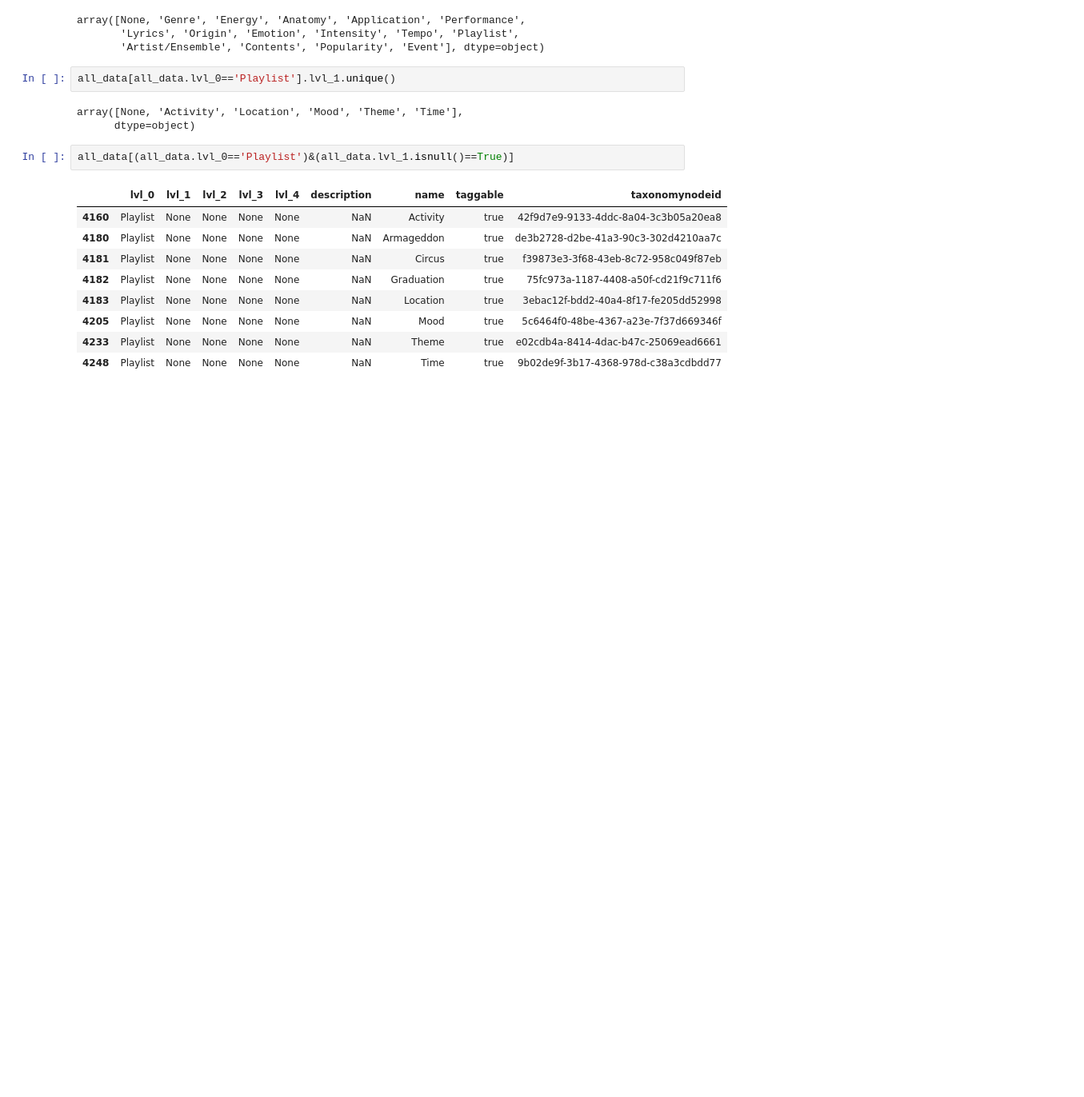
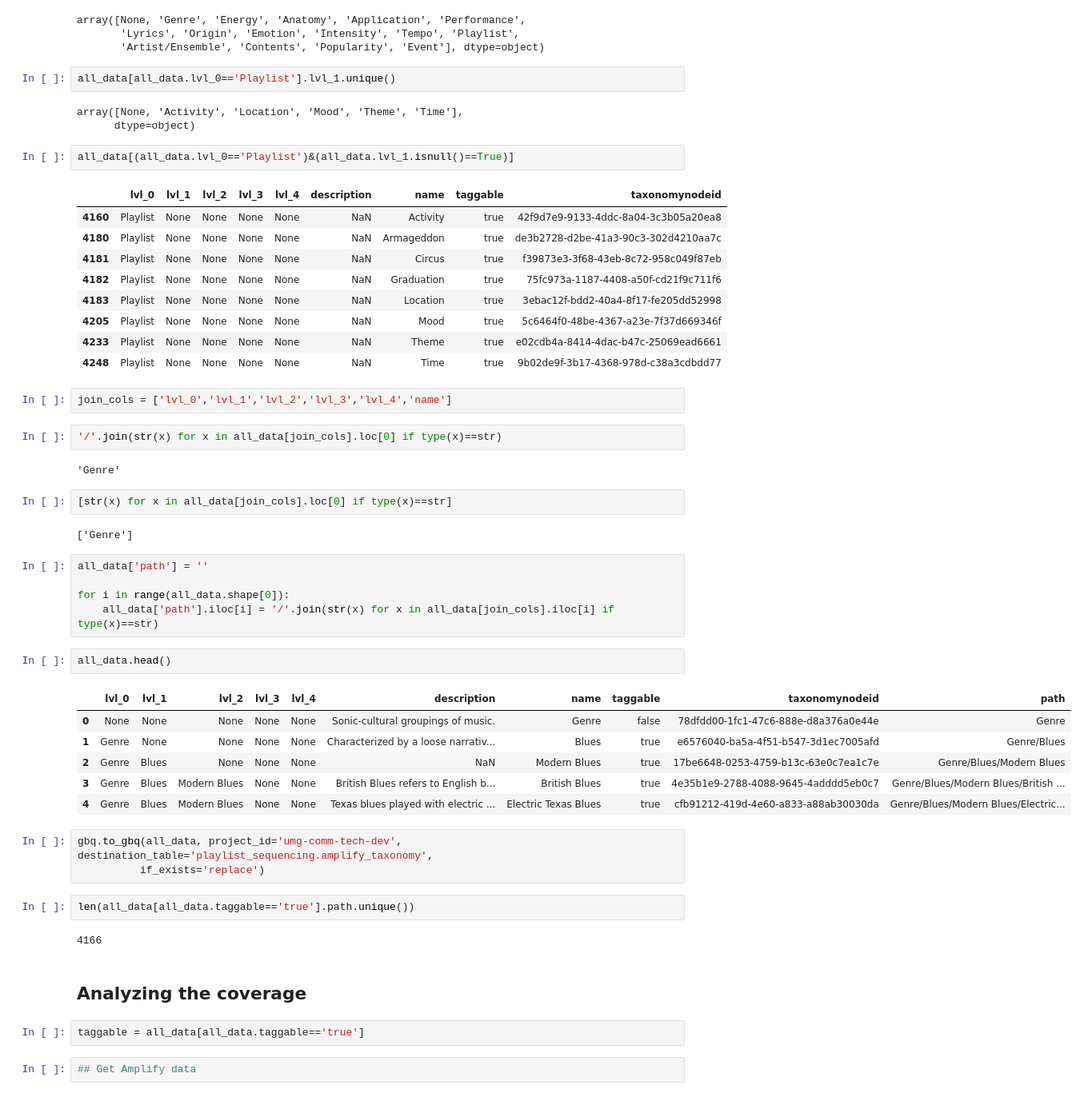
Before and after one commit to dmescherina/umg-backup, a Jupyter notebook: playlist_sequencing/get_taxonomy.ipynb, the cells around one changed output. Shown at 80% size. Drawn from its saved outputs; the diff is of its cells as text; blank space fills up the shorter version.

```diff
--- a/playlist_sequencing/get_taxonomy.ipynb
+++ b/playlist_sequencing/get_taxonomy.ipynb
@@ -127,3 +137,40 @@ all_data[(all_data.lvl_0=='Playlist')&(all_data.lvl_1.isnull()==True)]
 | 4205 | Playlist | None | None | None | None | NaN | Mood | true | 5c6464f0-48be-4367-a23e-7f37d669346f |
 | 4233 | Playlist | None | None | None | None | NaN | Theme | true | e02cdb4a-8414-4dac-b47c-25069ead6661 |
 | 4248 | Playlist | None | None | None | None | NaN | Time | true | 9b02de9f-3b17-4368-978d-c38a3cdbdd77 |
+# %%
+join_cols = ['lvl_0','lvl_1','lvl_2','lvl_3','lvl_4','name']
+# %%
+'/'.join(str(x) for x in all_data[join_cols].loc[0] if type(x)==str)
+# %% [output]
+'Genre'
+# %%
+[str(x) for x in all_data[join_cols].loc[0] if type(x)==str]
+# %% [output]
+['Genre']
+# %%
+all_data['path'] = ''
+
+for i in range(all_data.shape[0]):
+    all_data['path'].iloc[i] = '/'.join(str(x) for x in all_data[join_cols].iloc[i] if type(x)==str)
+# %%
+all_data.head()
+# %% [output]
+|  | lvl_0 | lvl_1 | lvl_2 | lvl_3 | lvl_4 | description | name | taggable | taxonomynodeid | path |
+| 0 | None | None | None | None | None | Sonic-cultural groupings of music. | Genre | false | 78dfdd00-1fc1-47c6-888e-d8a376a0e44e | Genre |
+| 1 | Genre | None | None | None | None | Characterized by a loose narrativ... | Blues | true | e6576040-ba5a-4f51-b547-3d1ec7005afd | Genre/Blues |
+| 2 | Genre | Blues | None | None | None | NaN | Modern Blues | true | 17be6648-0253-4759-b13c-63e0c7ea1c7e | Genre/Blues/Modern Blues |
+| 3 | Genre | Blues | Modern Blues | None | None | British Blues refers to English b... | British Blues | true | 4e35b1e9-2788-4088-9645-4adddd5eb0c7 | Genre/Blues/Modern Blues/British ... |
+| 4 | Genre | Blues | Modern Blues | None | None | Texas blues played with electric ... | Electric Texas Blues | true | cfb91212-419d-4e60-a833-a88ab30030da | Genre/Blues/Modern Blues/Electric... |
+# %%
+gbq.to_gbq(all_data, project_id='umg-comm-tech-dev', destination_table='playlist_sequencing.amplify_taxonomy',
+          if_exists='replace')
+# %%
+len(all_data[all_data.taggable=='true'].path.unique())
+# %% [output]
+4166
+# %% [markdown]
+## Analyzing the coverage
+# %%
+taggable = all_data[all_data.taggable=='true']
+# %%
+## Get Amplify data
```
Also changed, not shown: parts of 20 cells of this notebook, 3 other files.
